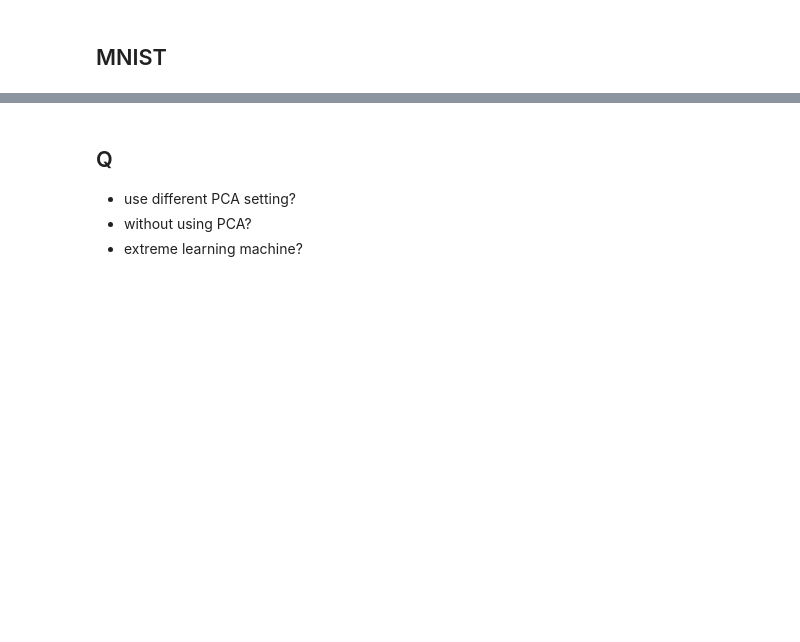
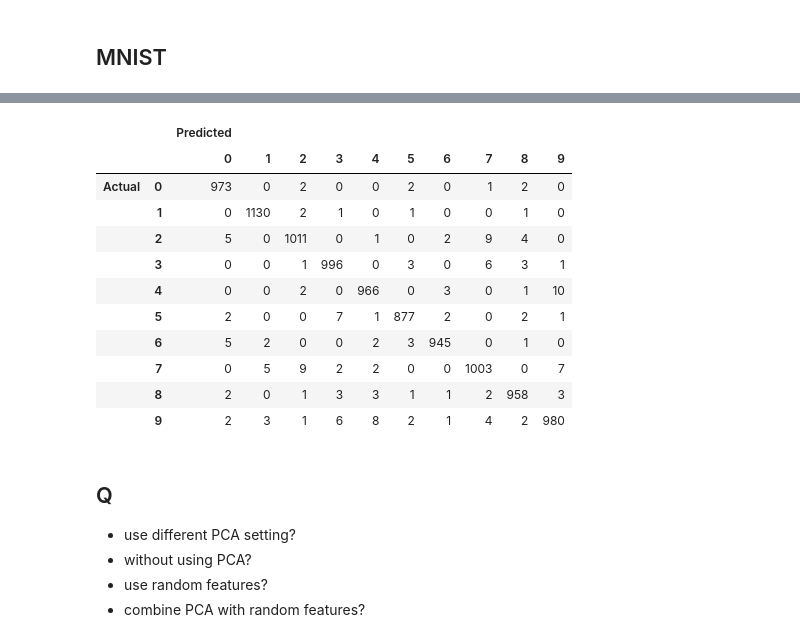
Before and after one commit to tjwei/DataScienceSoftware2024, a Jupyter notebook: 04-machine_learning/04-SVM.ipynb, the cells around one changed output, grey strips where cells are left out. Cells and saved outputs as stored; diff of their text form; code cells hidden in the pictures; blank space fills up the shorter version.

Commit message:
update machine learning

```diff
--- a/04-machine_learning/04-SVM.ipynb
+++ b/04-machine_learning/04-SVM.ipynb
@@ -87,23 +93,27 @@ plt.scatter(X[:,0], X[:, 1],  c=y, cmap=plt.cm.rainbow, zorder=10, s=50);
 # %% [markdown]
 ## MNIST
 # %%
-import gzip
-import pickle
-with gzip.open('mnist.pkl.gz', 'rb') as f:
-    train_set, validation_set, test_set = pickle.load(f, encoding='latin1')
-
+# Download the MNIST dataset using '01-From NumPy to Mnist.ipynb'
+# if you haven't done so already
+def read_dataset(prefix):
+    images = np.fromfile(prefix + '-images.idx3-ubyte', dtype='uint8', offset=16).reshape(-1, 28*28)/255
+    labels = np.fromfile(prefix + '-labels.idx1-ubyte', dtype='uint8', offset=8)
+    return images, labels
+train_set = read_dataset('train')
+test_set = read_dataset('t10k')
 train_X, train_y = train_set
 test_X, test_y = test_set
 
-#PCA
+# Use PCA to reduce the dimensionality of the data to 60
+# This will make the SVM run faster without significantly affecting the accuracy
 from sklearn.decomposition import PCA
 pca = PCA(n_components=60)
 train_X = pca.fit_transform(train_set[0])
 test_X = pca.transform(test_set[0])
 
-# use only first several samples
+# Another way to speed up the SVM is to use a smaller training set
 #idx = np.random.choice(np.arange(train_X.shape[0]), 30000, replace=False)
 #train_X = train_X[idx]
 #train_y = train_y[idx]
 # %%
-clf = svm.SVC(decision_function_shape='ovr')
+clf = svm.SVC(decision_function_shape='ovr', verbose=True)
@@ -126,0 +120,13 @@ print(np.mean(clf.predict(test_X) == test_y))
+# %%
+from sklearn import metrics
+from rich import print
+clf.fit(train_X, train_y)
+pred_y = clf.predict(train_X)
+print(np.mean(pred_y == train_y))
+print("accuracy", metrics.accuracy_score(train_y, pred_y))
+print(metrics.classification_report(train_y, pred_y))
+
+pred_y = clf.predict(test_X)
+print(np.mean(pred_y == test_y))
+print("accuracy", metrics.accuracy_score(test_y, pred_y))
+print(metrics.classification_report(test_y, pred_y))
@@ -127,5 +170,29 @@ print(np.mean(clf.predict(test_X) == test_y))
+# %%
+import pandas as pd
+from IPython.display import display
+confusion_matrix = metrics.confusion_matrix(test_y, pred_y)
+confusion_df = pd.DataFrame(confusion_matrix,
+                            index=range(10),
+                            columns=range(10))
+confusion_df.columns = pd.MultiIndex.from_product([['Predicted'], confusion_df.columns])
+confusion_df.index = pd.MultiIndex.from_product([['Actual'], confusion_df.index])
+display(confusion_df)
+# %% [output]
+|  |  | Predicted |  |  |  |  |  |  |  |  |  |
+|  |  | 0 | 1 | 2 | 3 | 4 | 5 | 6 | 7 | 8 | 9 |
+| Actual | 0 | 973 | 0 | 2 | 0 | 0 | 2 | 0 | 1 | 2 | 0 |
+|  | 1 | 0 | 1130 | 2 | 1 | 0 | 1 | 0 | 0 | 1 | 0 |
+|  | 2 | 5 | 0 | 1011 | 0 | 1 | 0 | 2 | 9 | 4 | 0 |
+|  | 3 | 0 | 0 | 1 | 996 | 0 | 3 | 0 | 6 | 3 | 1 |
+|  | 4 | 0 | 0 | 2 | 0 | 966 | 0 | 3 | 0 | 1 | 10 |
+|  | 5 | 2 | 0 | 0 | 7 | 1 | 877 | 2 | 0 | 2 | 1 |
+|  | 6 | 5 | 2 | 0 | 0 | 2 | 3 | 945 | 0 | 1 | 0 |
+|  | 7 | 0 | 5 | 9 | 2 | 2 | 0 | 0 | 1003 | 0 | 7 |
+|  | 8 | 2 | 0 | 1 | 3 | 3 | 1 | 1 | 2 | 958 | 3 |
+|  | 9 | 2 | 3 | 1 | 6 | 8 | 2 | 1 | 4 | 2 | 980 |
 # %% [markdown]
 ## Q
 * use different PCA setting?
 * without using PCA?
-* extreme learning machine?
+* use random features?
+* combine PCA with random features?
```
Also changed, not shown: parts of 6 cells of this notebook, 1 other file.
